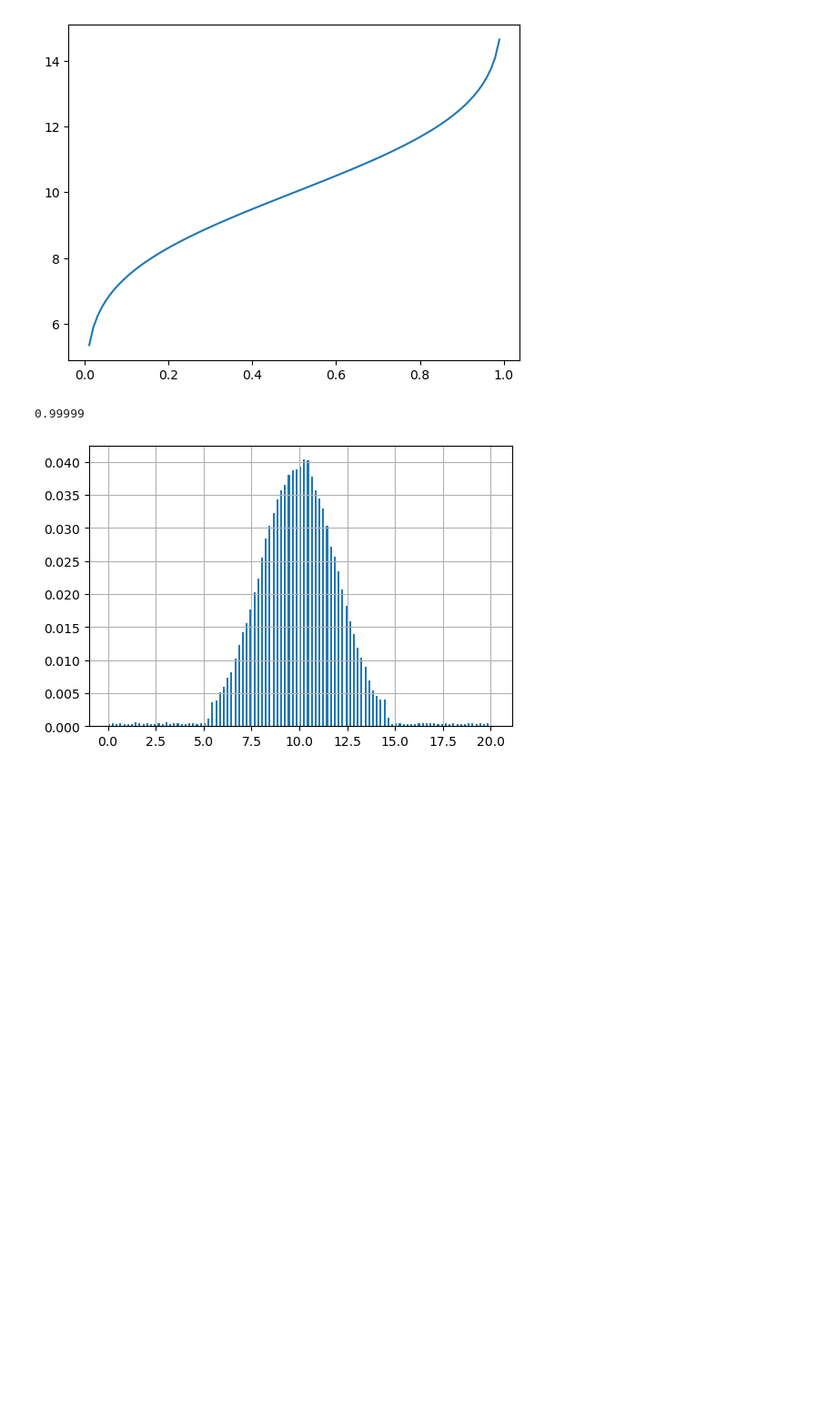
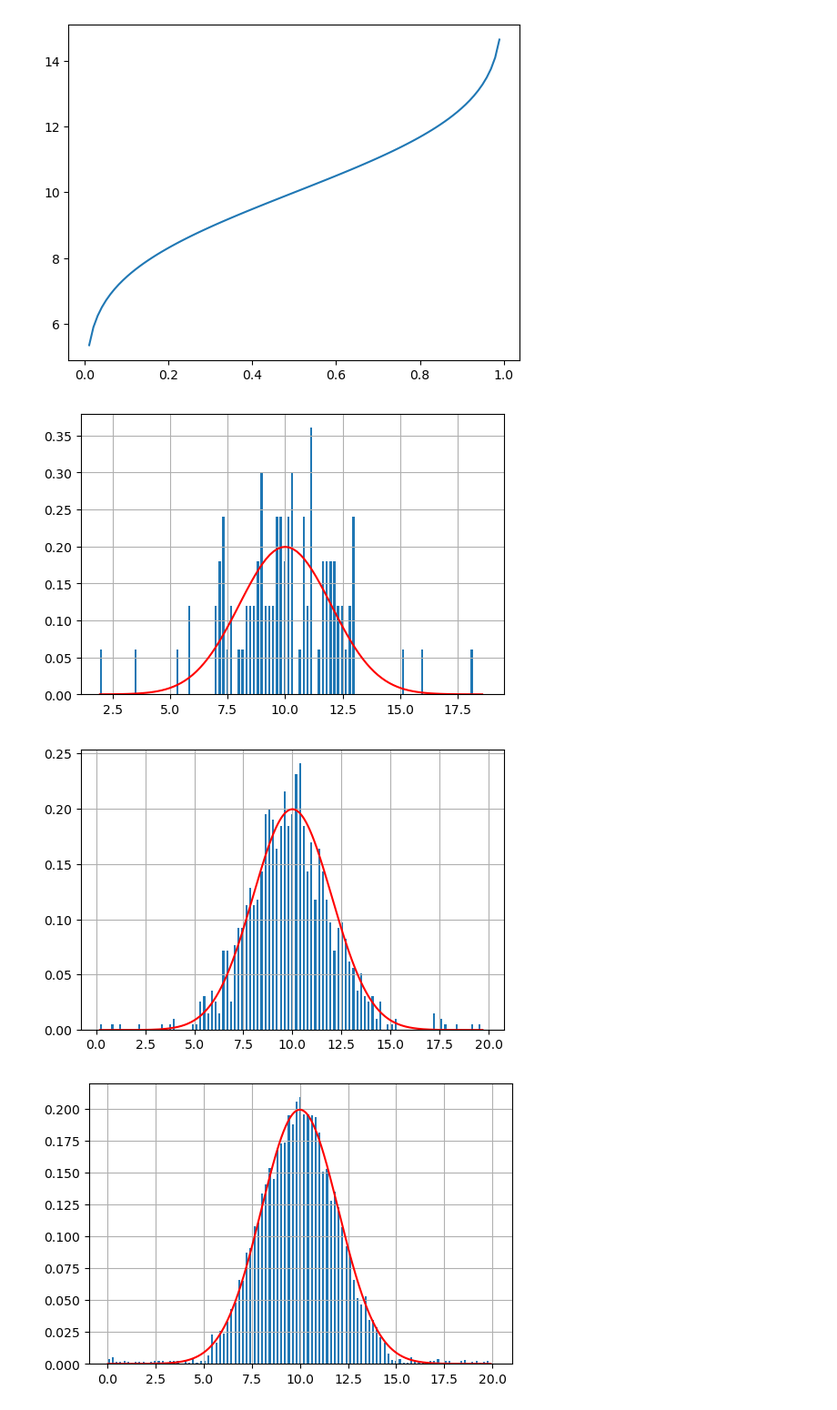
Before and after one commit to AlexanderTereshenkov/StatisticsNotebooks, a Jupyter notebook: lab6.ipynb, the cells around one changed output. Shown at 91% size. Cells and saved outputs as stored; diff of their text form; code cells hidden in the pictures; blank space fills up the shorter version.

```diff
--- a/lab6.ipynb
+++ b/lab6.ipynb
@@ -92,14 +95,6 @@ plt.plot(p, y)
 plt.show()
 # %% [output]
 [figure]
-# %%
-p = []
-nums = []
-for i in range(10**5):
-    p = random.random()
-    num = Model_N(tab_XY[0], tab_XY[1], p)
-    if(num != None):
-        nums.append(num)
 # %%
 def get_freq(nums, a, b, k):
     freq = [0] * (k + 1)
@@ -116,17 +111,43 @@ def get_freq(nums, a, b, k):
             if x[i] <= num < x[i+1]:
                 freq[i] += 1
                 break
-    freq = [x / len(nums) for x in freq]
-    print(sum(freq))
+    freq = [x / (len(nums) * step) for x in freq]
+    s = 0
+    for f in freq:
+        s += f * step
+    #print(s)
     return [freq, x]
-# %%
-arr = get_freq(nums, min(nums), max(nums), 100)
-x = arr[1]
-y = arr[0]
-fig = plt.figure(figsize=(6, 4))
-ax = fig.add_subplot()
-ax.bar(x, y, align='edge', width=0.1)
-ax.grid()
-# %% [output]
-0.99999
-[figure, removed]
+# %%
+N = [10**2, 10**3, 10**4, 10**5]
+S = []
+for n in N:
+    nums = []
+
+    for i in range(n):
+        p = random.random()
+        num = Model_N(tab_XY[0], tab_XY[1], p)
+        nums.append(num)
+
+    arr = get_freq(nums, min(nums), max(nums), 100)
+    x = arr[1]
+    y = arr[0]
+
+
+
+    x_t = np.linspace(min(nums), max(nums), n)
+    y_t = (1 / ((2 * math.pi) ** 0.5 * 2)) * math.e ** ((-1 / 2) * ((x_t - 10) / (2)) ** 2)
+
+    s = 0
+    for i in range(len(x)):
+        s += (Norm(x[i], 10, 2) - y[i]) ** 2 / (100)
+    S.append(s)
+
+    fig = plt.figure(figsize=(6, 4))
+    ax = fig.add_subplot()
+    ax.bar(x, y, align='edge', width=0.1)
+    ax.grid()
+    ax.plot(x_t, y_t, color='red')
+# %% [output]
+[figure, added]
+[figure, added]
+[figure, added]
```
Also changed, not shown: parts of 4 cells of this notebook.
